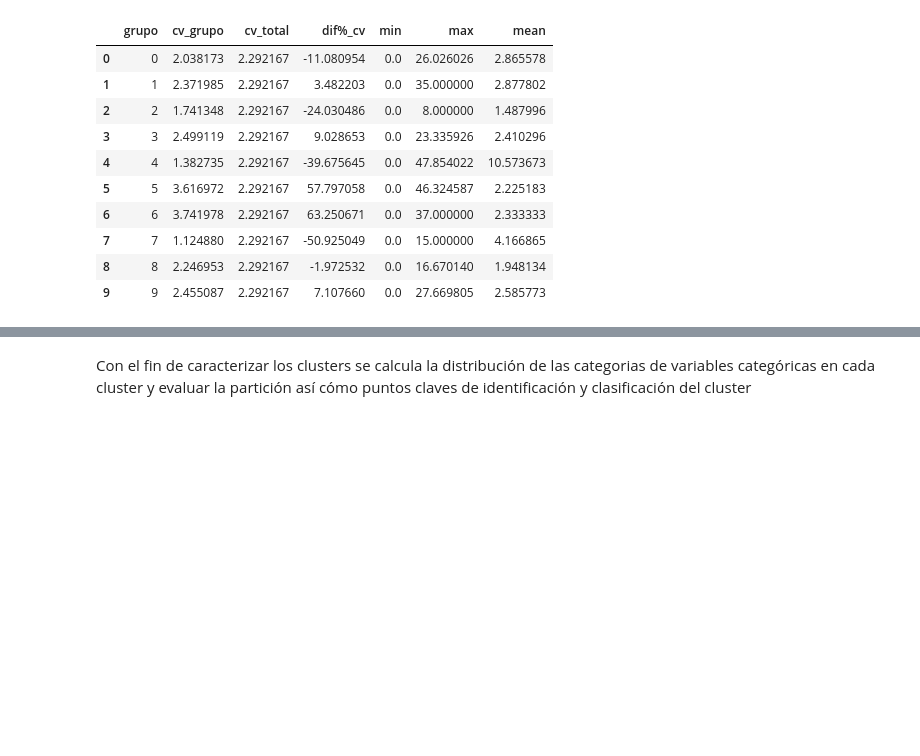
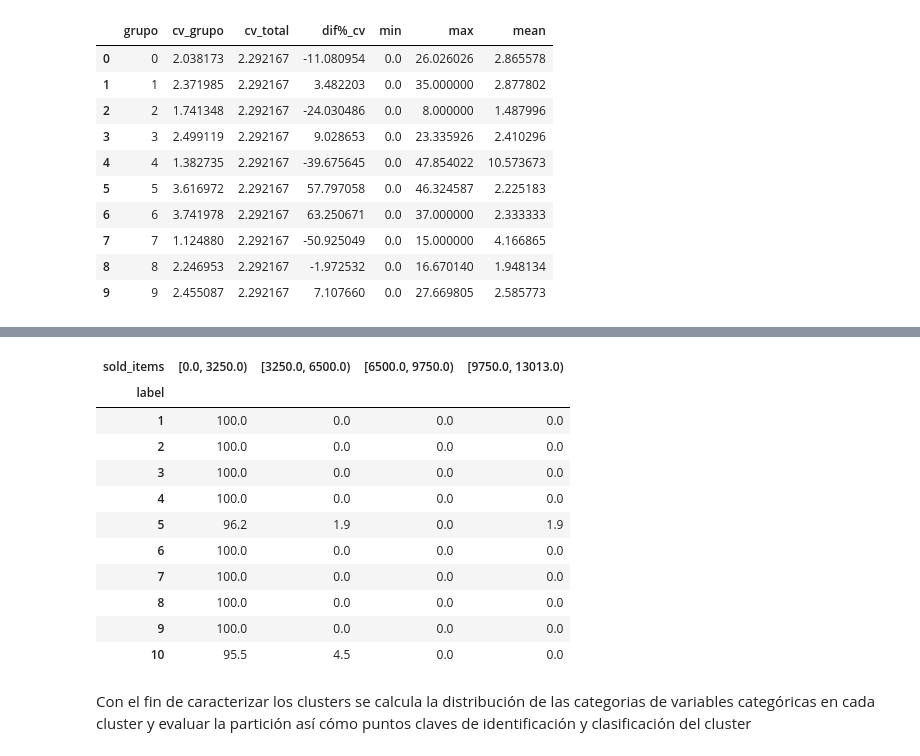
Before and after one commit to ccparra/MELI, a Jupyter notebook: MELI.ipynb, the cells around one changed output, grey strips where cells are left out. Cells and saved outputs as stored; diff of their text form; code cells hidden in the pictures; blank space fills up the shorter version.

```diff
--- a/MELI.ipynb
+++ b/MELI.ipynb
@@ -520,3 +555,18 @@ dm.cluster_characterization_numeric_var(df=df_sellers_raw,str_var='q90_discount'
+# %%
+cluster_ventas
+# %% [output]
+| sold_items | [0.0, 3250.0) | [3250.0, 6500.0) | [6500.0, 9750.0) | [9750.0, 13013.0) |
+| label |  |  |  |  |
+| 1 | 100.0 | 0.0 | 0.0 | 0.0 |
+| 2 | 100.0 | 0.0 | 0.0 | 0.0 |
+| 3 | 100.0 | 0.0 | 0.0 | 0.0 |
+| 4 | 100.0 | 0.0 | 0.0 | 0.0 |
+| 5 | 96.2 | 1.9 | 0.0 | 1.9 |
+| 6 | 100.0 | 0.0 | 0.0 | 0.0 |
+| 7 | 100.0 | 0.0 | 0.0 | 0.0 |
+| 8 | 100.0 | 0.0 | 0.0 | 0.0 |
+| 9 | 100.0 | 0.0 | 0.0 | 0.0 |
+| 10 | 95.5 | 4.5 | 0.0 | 0.0 |
 # %% [markdown]
 Con el fin de caracterizar los clusters se calcula la distribución de las categorias de variables categóricas en cada cluster y evaluar la partición así cómo puntos claves de identificación y clasificación del cluster
 # %% [markdown]
```
Also changed, not shown: parts of 3 cells of this notebook.
